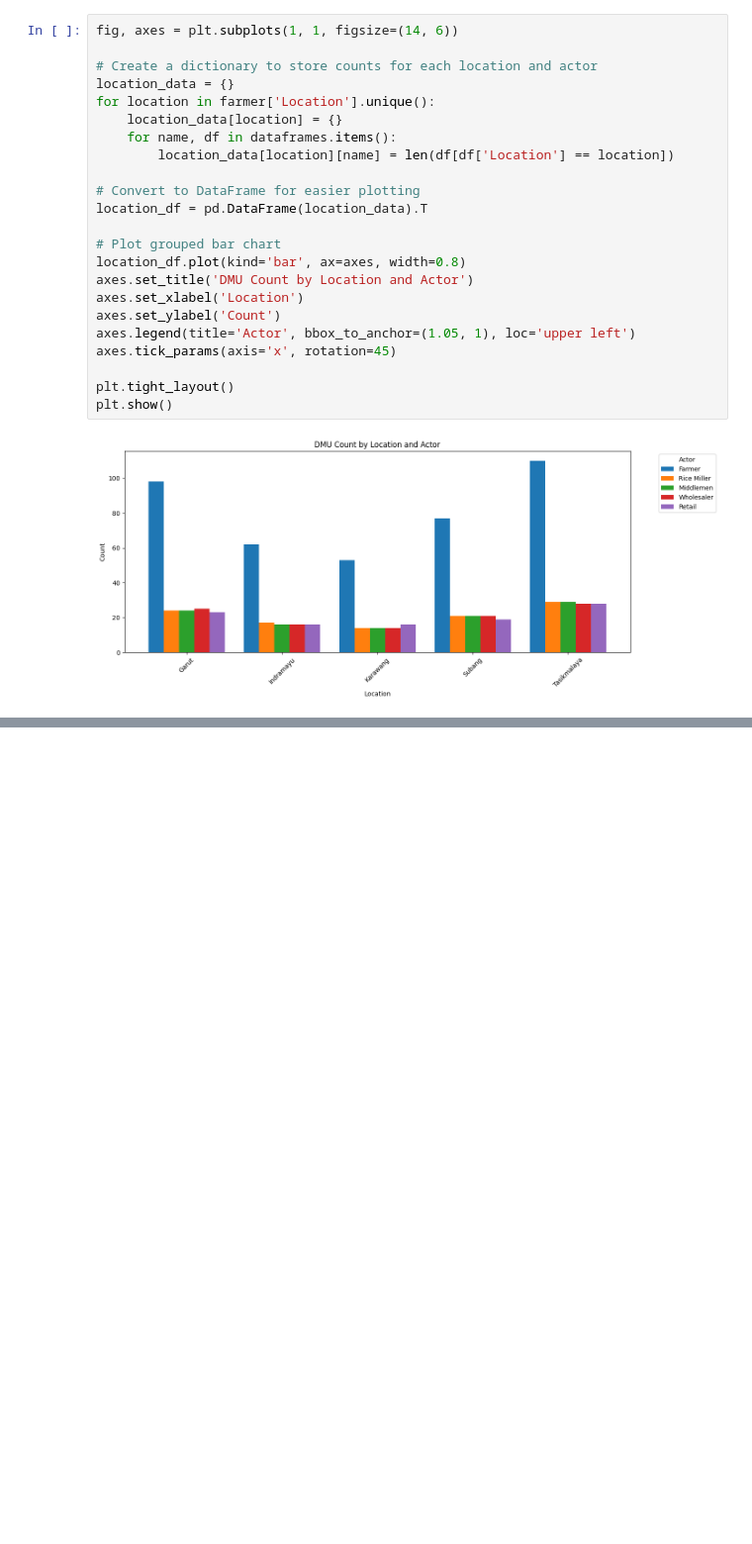
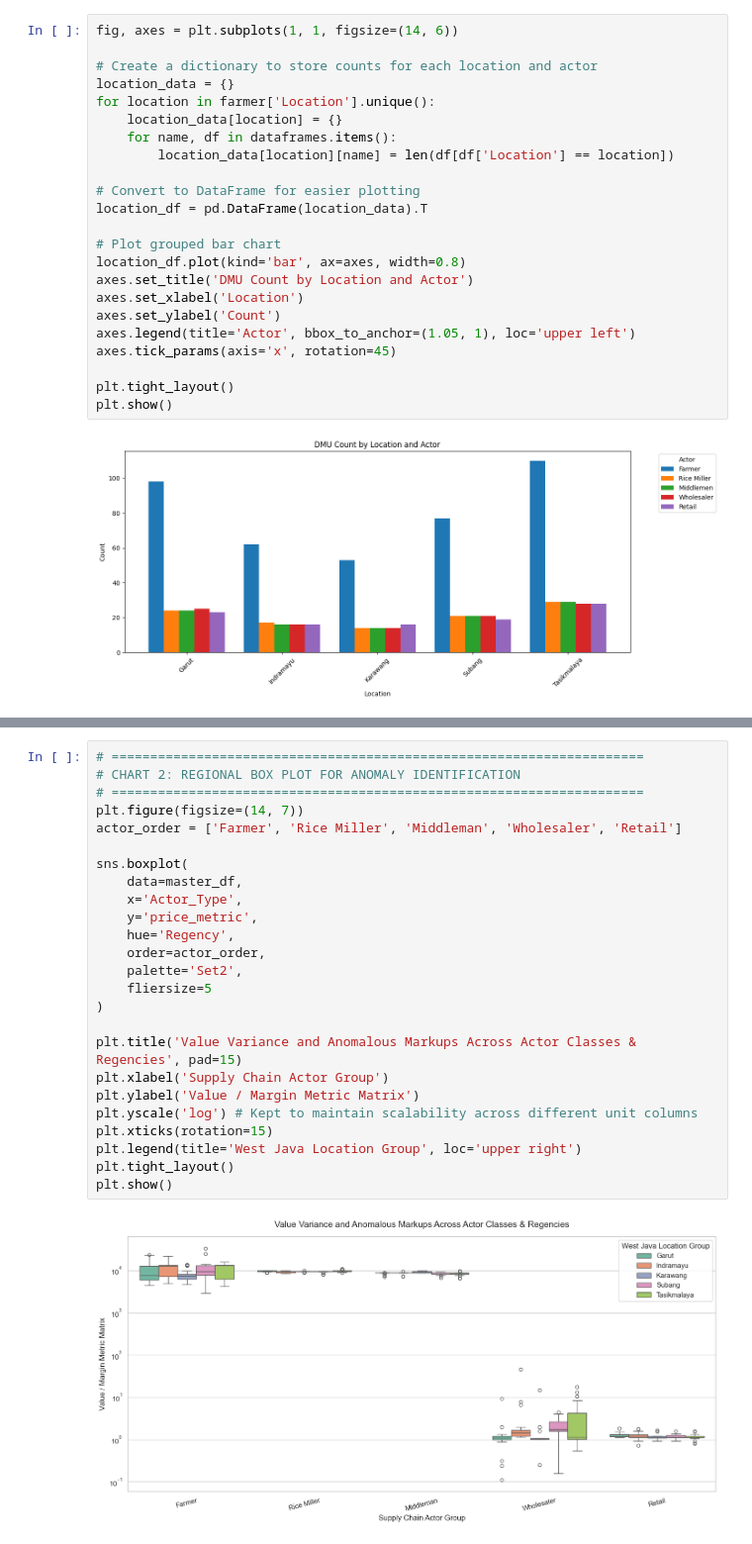
Before and after one commit to avidvesha/fit26, a Jupyter notebook: eda.ipynb, the cells around one changed output, grey strips where cells are left out. Shown at 99% size. Drawn from its saved outputs; the diff is of its cells as text; blank space fills up the shorter version.

```diff
--- a/eda.ipynb
+++ b/eda.ipynb
@@ -205,0 +218,27 @@ plt.show()
+# %%
+# =====================================================================
+# CHART 2: REGIONAL BOX PLOT FOR ANOMALY IDENTIFICATION
+# =====================================================================
+plt.figure(figsize=(14, 7))
+actor_order = ['Farmer', 'Rice Miller', 'Middleman', 'Wholesaler', 'Retail']
+
+sns.boxplot(
+    data=master_df,
+    x='Actor_Type',
+    y='price_metric',
+    hue='Regency',
+    order=actor_order,
+    palette='Set2',
+    fliersize=5
+)
+
+plt.title('Value Variance and Anomalous Markups Across Actor Classes & Regencies', pad=15)
+plt.xlabel('Supply Chain Actor Group')
+plt.ylabel('Value / Margin Metric Matrix')
+plt.yscale('log') # Kept to maintain scalability across different unit columns
+plt.xticks(rotation=15)
+plt.legend(title='West Java Location Group', loc='upper right')
+plt.tight_layout()
+plt.show()
+# %% [output]
+[figure, added]
```
Also changed, not shown: parts of 19 cells of this notebook.
